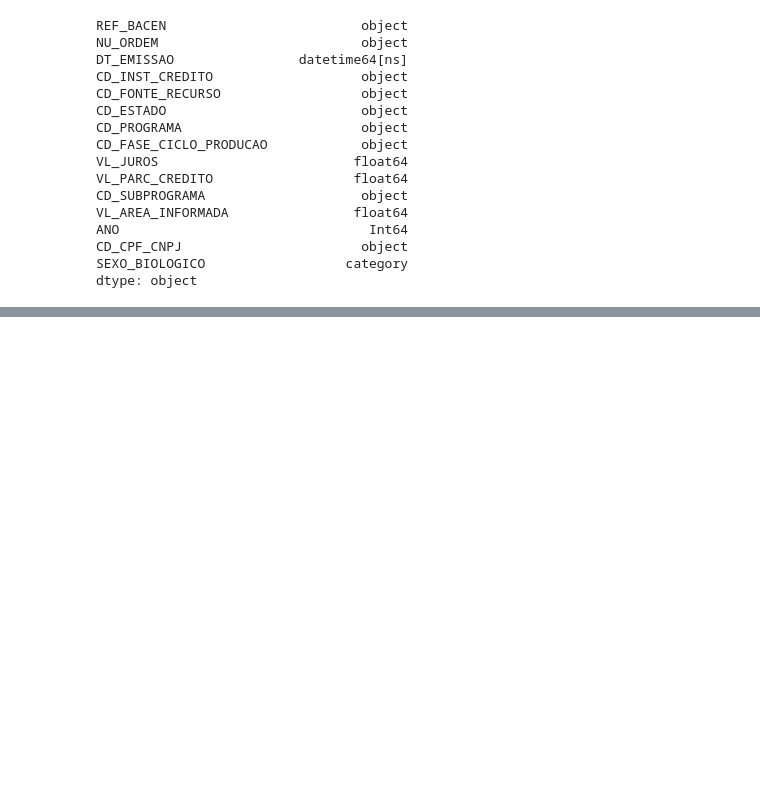
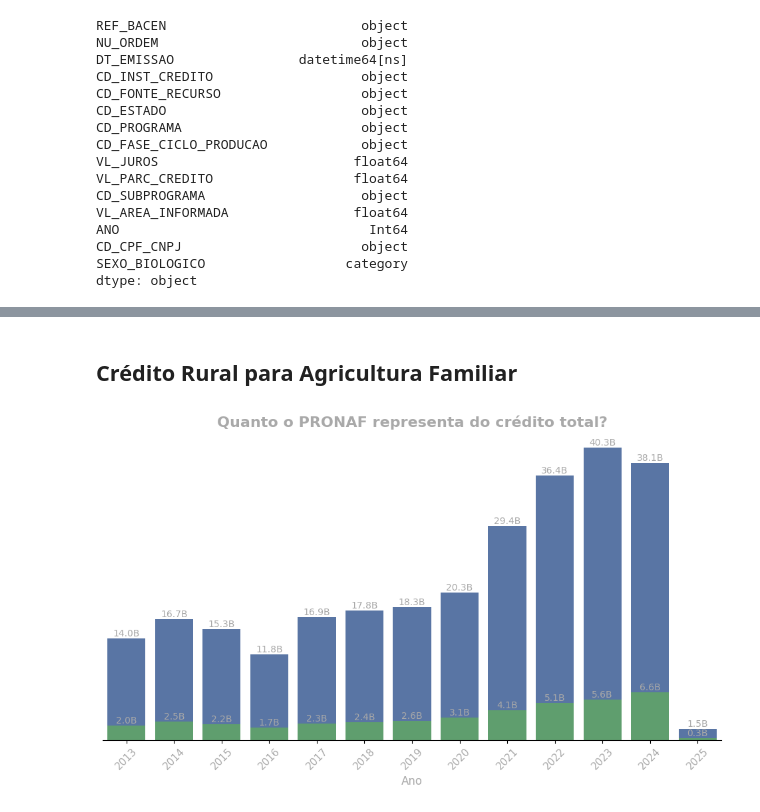
Before and after one commit to marcelo7bastos/mba_mcdia_est_desc_analise_pronaf, a Jupyter notebook: mba_mcdia_est_desc_analise_pronaf.ipynb, the cells around one changed output, grey strips where cells are left out. Saved outputs shown, nothing was run; the diff lists cells and outputs as text; code cells hidden in the pictures; blank space fills up the shorter version.

```diff
--- a/mba_mcdia_est_desc_analise_pronaf.ipynb
+++ b/mba_mcdia_est_desc_analise_pronaf.ipynb
@@ -135,0 +292,50 @@ dtype: object
+# %% [markdown]
+## Crédito Rural para Agricultura Familiar
+# %%
+# Criar agregação do total de crédito por ano
+credito_total = df_credito_rural.groupby('ANO')['VL_PARC_CREDITO'].sum().reset_index()
+# Filtrar os dados para o programa específico (CD_PROGRAMA = '0001')
+df_programa_0001 = df_credito_rural[df_credito_rural['CD_PROGRAMA'] == '0001']
+credito_programa_0001 = df_programa_0001.groupby('ANO')['VL_PARC_CREDITO'].sum().reset_index()
+
+# Criar gráfico
+plt.figure(figsize=(12, 6))
+
+# Criando barras para o crédito total
+sns.barplot(data=credito_total, x='ANO', y='VL_PARC_CREDITO', color='#4C72B0', label='Crédito Total')
+
+# Criando barras para o crédito do programa 0001
+sns.barplot(data=credito_programa_0001, x='ANO', y='VL_PARC_CREDITO', color='#55A868', label='Crédito Programa 0001')
+
+# Ajustando título
+plt.title('Quanto o PRONAF representa do crédito total?', fontsize=16, color='darkgray', weight='bold')
+
+# Ajustando rótulos dos eixos
+plt.xlabel('Ano', fontsize=12, color='darkgray')
+plt.ylabel(None)  # Remove nome do eixo Y
+
+# Removendo a barra e os números do eixo Y
+ax = plt.gca()
+ax.spines['left'].set_visible(False)
+ax.spines['right'].set_visible(False)
+ax.spines['top'].set_visible(False)
+ax.set_yticks([])
+
+# Adicionando valores no topo das barras (convertendo para bilhões)
+for p in ax.patches:
+    height = p.get_height() / 1e9  # Convertendo para bilhões
+    if height > 0:  # Evitar anotações em valores zerados
+        ax.annotate(f'{height:.1f}B',
+                    (p.get_x() + p.get_width() / 2, p.get_height()),
+                    ha='center', va='bottom', fontsize=10, color='darkgray')
+
+# **Remover a legenda padrão do Seaborn**
+plt.legend().remove()
+
+# Ajustando rótulos do eixo X
+plt.xticks(rotation=45, fontsize=11, color='darkgray')
+
+# Exibir o gráfico
+plt.show()
+# %% [output]
+[figure, added]
```
Also changed, not shown: parts of 15 cells of this notebook.
